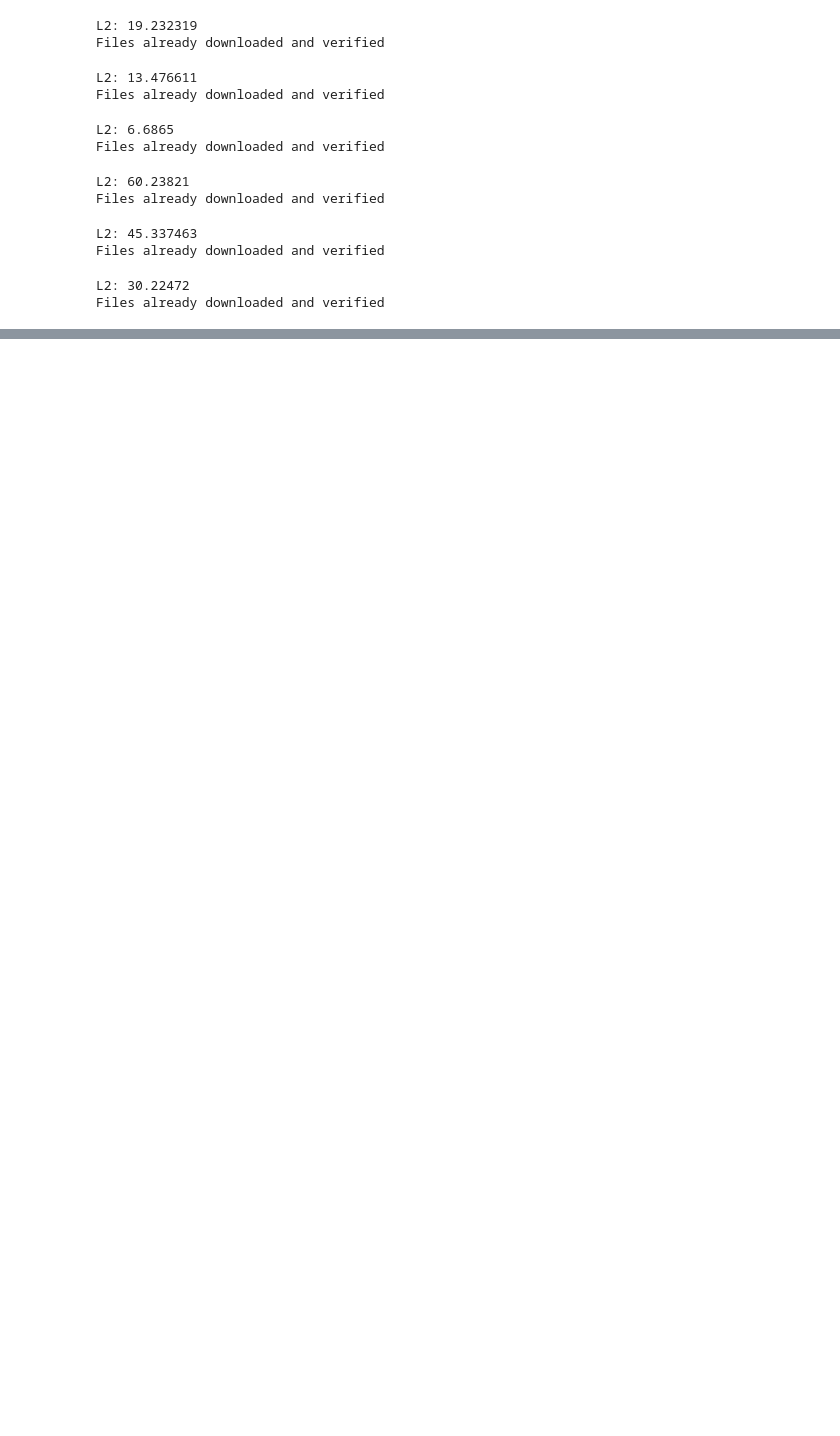
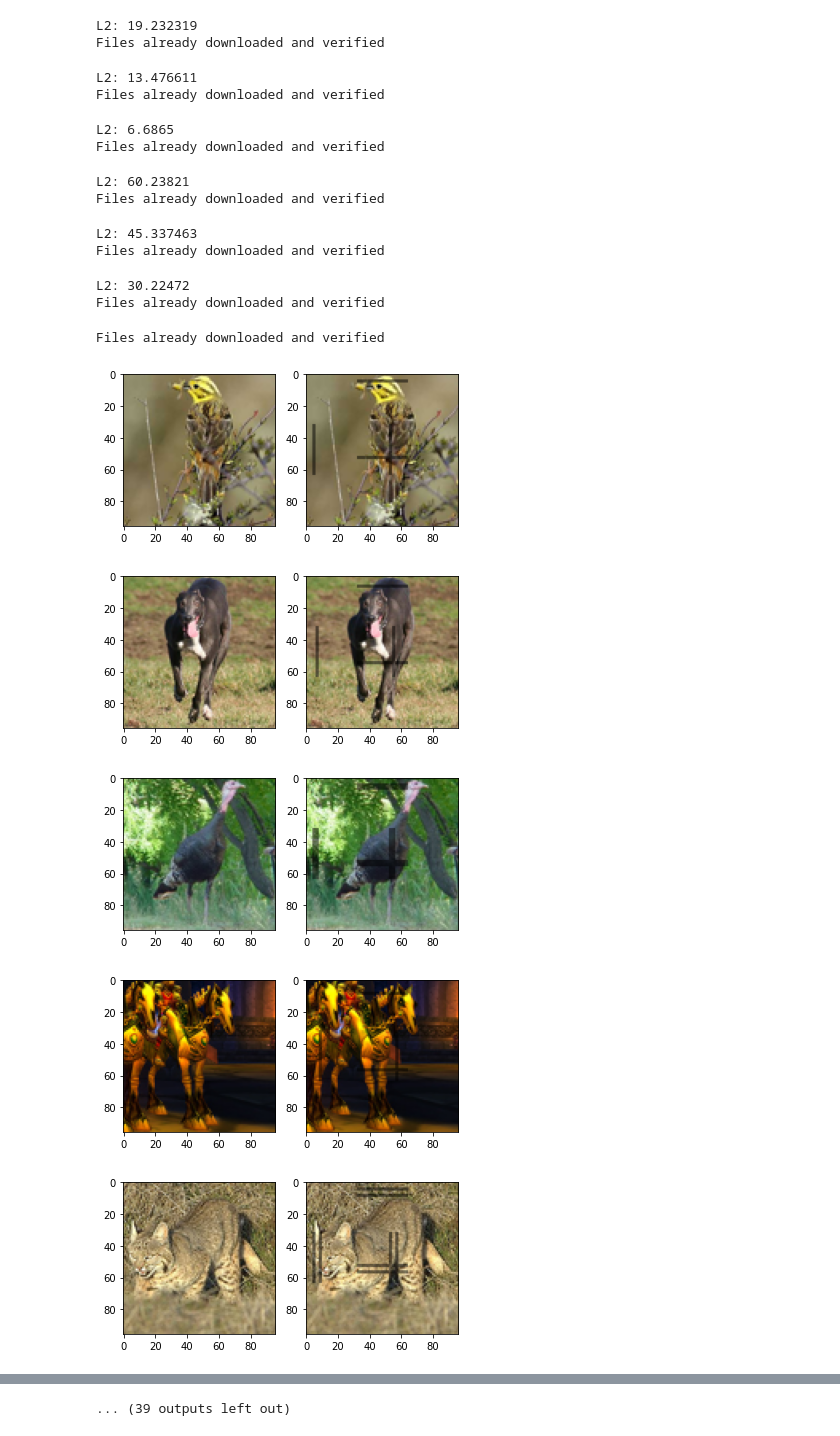
Before and after one commit to hehaodele/self_supervised, a Jupyter notebook: identity_mask.ipynb, the cells around one changed output, grey strips where cells are left out. Saved outputs shown, nothing was run; the diff lists cells and outputs as text; code cells hidden in the pictures; blank space fills up the shorter version.

```diff
--- a/identity_mask.ipynb
+++ b/identity_mask.ipynb
@@ -145,14 +136,27 @@ Files already downloaded and verified
 L2: 30.22472
 Files already downloaded and verified
 # %%
+ds_id = STL10_ID(root='./data', split='train+unlabeled', download=True,
+             id_type='strip-hv',
+             id_weight=0.5,
+             strip_len=32)
+ds = STL10(root='./data', split='train+unlabeled')
+
 """
 visual
 """
 cnt = 0
 for (x, y), (x_id, y) in zip(ds, ds_id):
     fig, ax = plt.subplots(1,2)
     ax[0].imshow(x)
     ax[1].imshow(x_id)
     cnt += 1
     if cnt == 50:
         break
+# %% [output]
+Files already downloaded and verified
+[figure, added]
+[figure, added]
+[figure, added]
+[figure, added]
+[figure, added]
@@ -159,3 +169,4 @@ for (x, y), (x_id, y) in zip(ds, ds_id):
+... (39 outputs left out)
 # %%
 def gen_strip_mask(stamp, size=96, res=2, stride=48):
     N = len(stamp)
```
Also changed, not shown: parts of 4 cells of this notebook, 2 other files.
